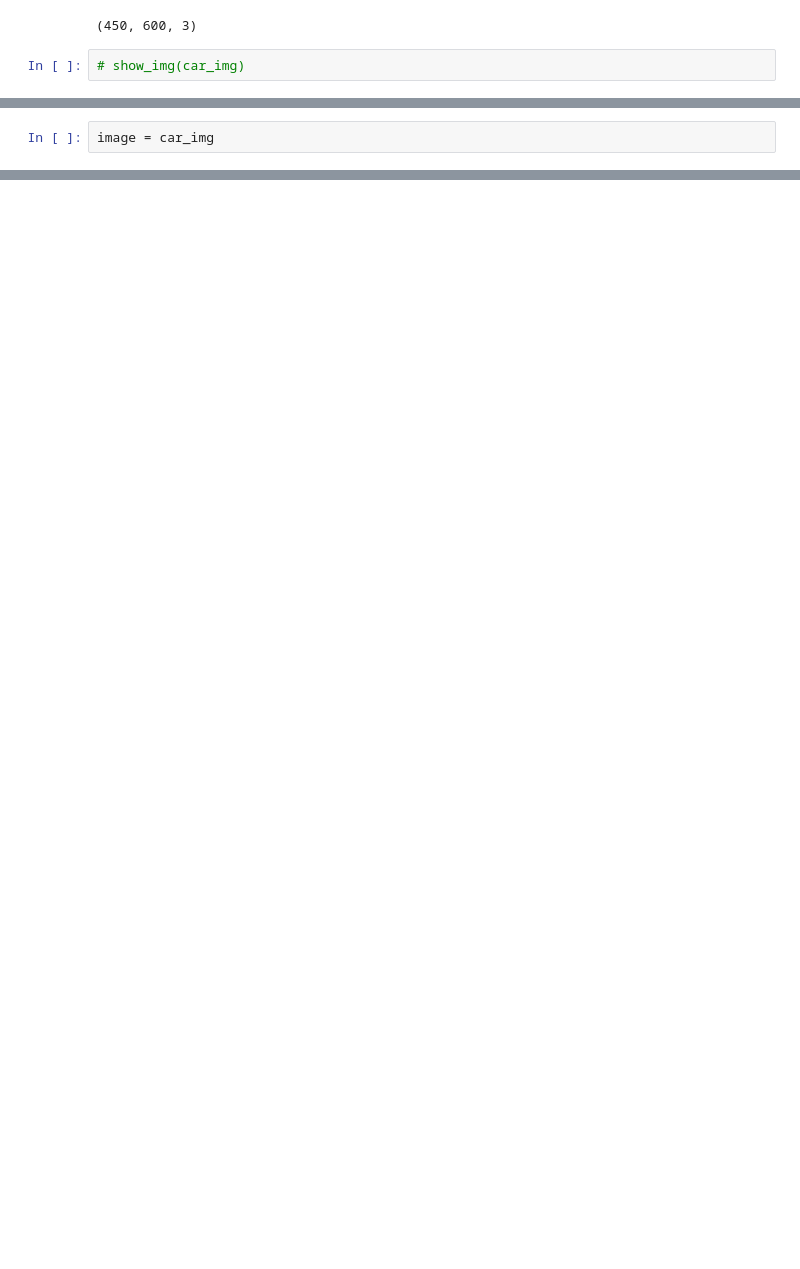
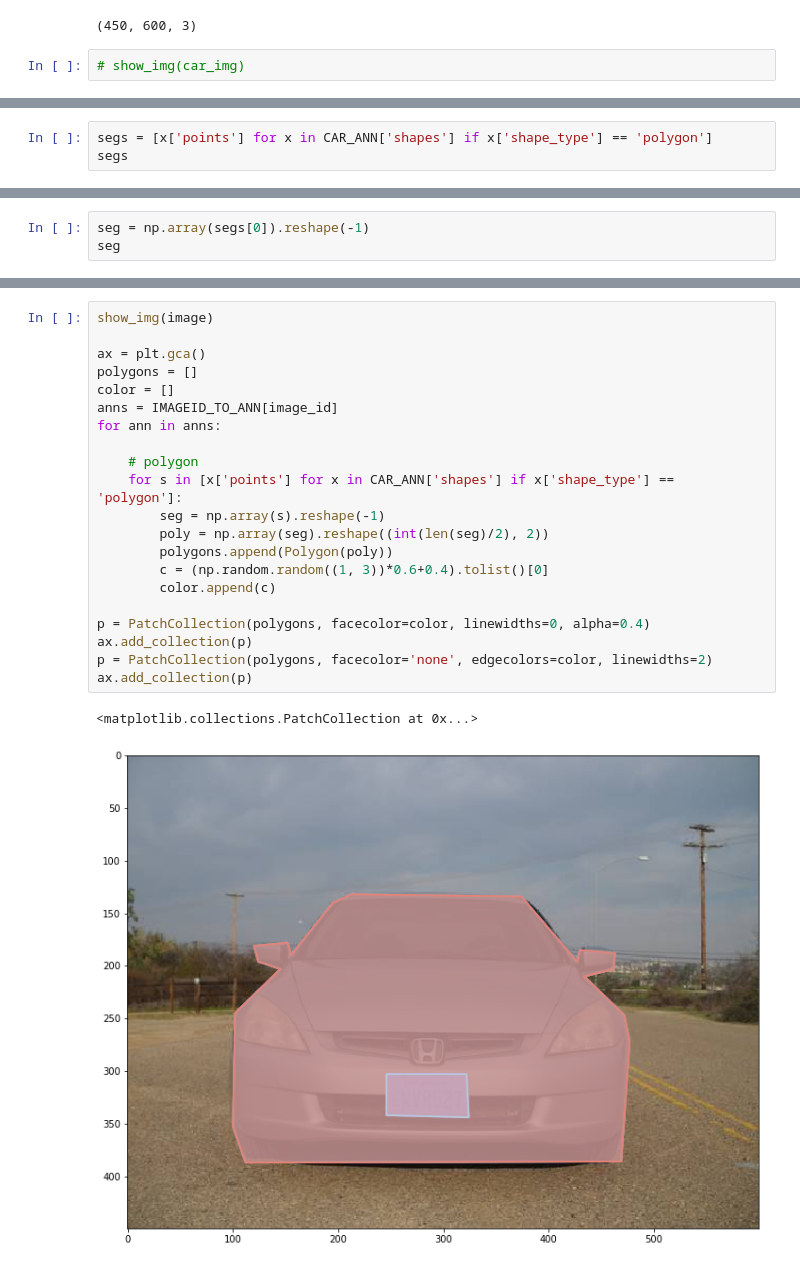
Before and after one commit to aaronlelevier/maskrcnn-benchmark, a Jupyter notebook: demo/Plot COCO Dataset ground truth images.ipynb, the cells around one changed output, grey strips where cells are left out. Saved outputs shown, nothing was run; the diff lists cells and outputs as text; blank space fills up the shorter version.

```diff
--- a/demo/Plot COCO Dataset ground truth images.ipynb
+++ b/demo/Plot COCO Dataset ground truth images.ipynb
@@ -386,2 +346,0 @@ category_ids
-# %%
-image = car_img
@@ -402,0 +460,3 @@ visualize(annotations, category_id_to_name)
+# %%
+segs = [x['points'] for x in CAR_ANN['shapes'] if x['shape_type'] == 'polygon']
+segs
@@ -402,0 +528,3 @@ visualize(annotations, category_id_to_name)
+# %%
+seg = np.array(segs[0]).reshape(-1)
+seg
@@ -402,0 +557,24 @@ visualize(annotations, category_id_to_name)
+# %%
+show_img(image)
+
+ax = plt.gca()
+polygons = []
+color = []
+anns = IMAGEID_TO_ANN[image_id]
+for ann in anns:
+
+    # polygon
+    for s in [x['points'] for x in CAR_ANN['shapes'] if x['shape_type'] == 'polygon']:
+        seg = np.array(s).reshape(-1)
+        poly = np.array(seg).reshape((int(len(seg)/2), 2))
+        polygons.append(Polygon(poly))
+        c = (np.random.random((1, 3))*0.6+0.4).tolist()[0]
+        color.append(c)
+
+p = PatchCollection(polygons, facecolor=color, linewidths=0, alpha=0.4)
+ax.add_collection(p)
+p = PatchCollection(polygons, facecolor='none', edgecolors=color, linewidths=2)
+ax.add_collection(p)
+# %% [output]
+<matplotlib.collections.PatchCollection at 0x...>
+[figure, added]
```
Also changed, not shown: parts of 45 cells of this notebook.
